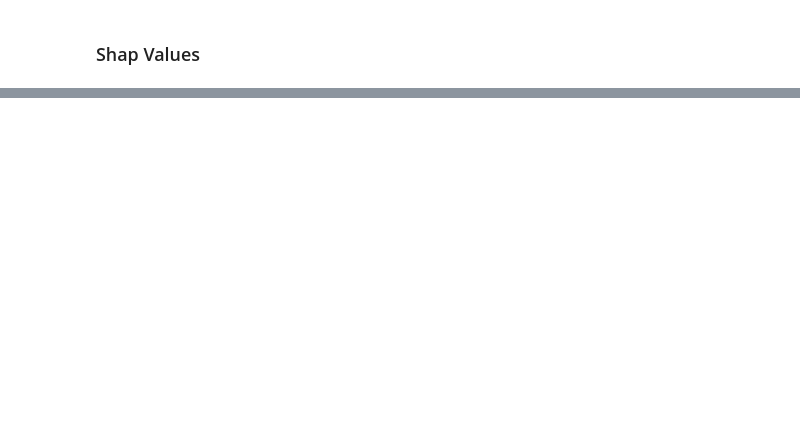
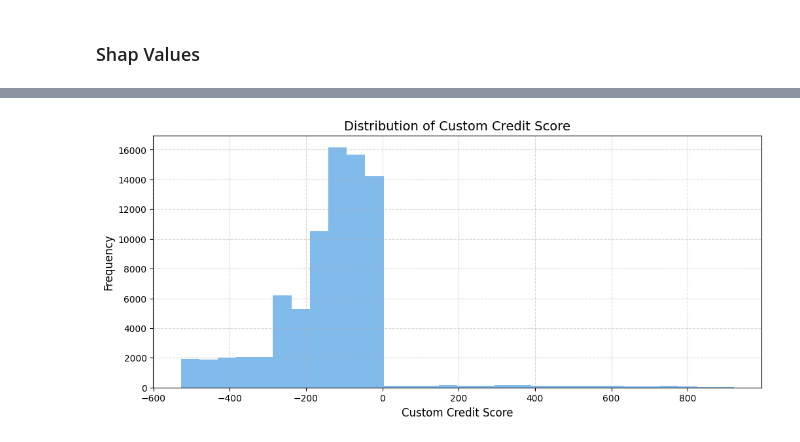
Before and after one commit to DiegoLozoya1511/CreditScoringModel, a Jupyter notebook: features_selection.ipynb, the cells around one changed output, grey strips where cells are left out. Saved outputs shown, nothing was run; the diff lists cells and outputs as text; code cells hidden in the pictures; blank space fills up the shorter version.

```diff
--- a/features_selection.ipynb
+++ b/features_selection.ipynb
@@ -265,0 +286,7 @@ Index(['Num_Credit_Card', 'Interest_Rate', 'Delay_from_due_date',
+# %%
+df_importancias = pd.DataFrame({
+    'variable': X_train.columns,
+    'peso': model.feature_importances_
+}).sort_values(by='peso', ascending=False)
+
+df_importancias
@@ -265,0 +306,10 @@ Index(['Num_Credit_Card', 'Interest_Rate', 'Delay_from_due_date',
+# %%
+signos = {
+    'High_spent': 1,
+    'Total_EMI_per_month': 1,
+    'Credit_Mix_Good': 1,
+}
+
+df_importancias['signo'] = df_importancias['variable'].map(signos).fillna(-1)
+df_importancias['peso_final'] = df_importancias['peso'] * df_importancias['signo']
+df_importancias
@@ -265,0 +329,8 @@ Index(['Num_Credit_Card', 'Interest_Rate', 'Delay_from_due_date',
+# %%
+pesos = (
+    df_importancias
+    .set_index('variable')['peso_final']
+)
+
+pesos = pesos.loc[X_train.columns].values
+pesos
@@ -265,0 +341,2 @@ Index(['Num_Credit_Card', 'Interest_Rate', 'Delay_from_due_date',
+# %%
+X_train['Score'] = np.dot(X_train.values, pesos)
@@ -265,0 +352,8 @@ Index(['Num_Credit_Card', 'Interest_Rate', 'Delay_from_due_date',
+# %%
+plt.hist(X_train['Score'], bins=30, color=blue_colors[5], alpha=0.7)
+plt.title("Distribution of Custom Credit Score")
+plt.xlabel("Custom Credit Score")
+plt.ylabel("Frequency")
+plt.show()
+# %% [output]
+[figure, added]
```
Also changed, not shown: parts of 12 cells of this notebook.
